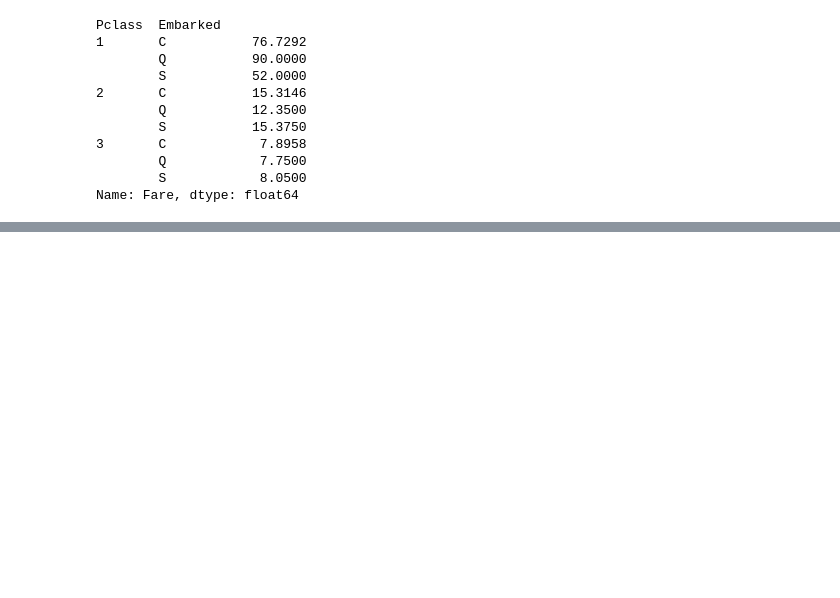
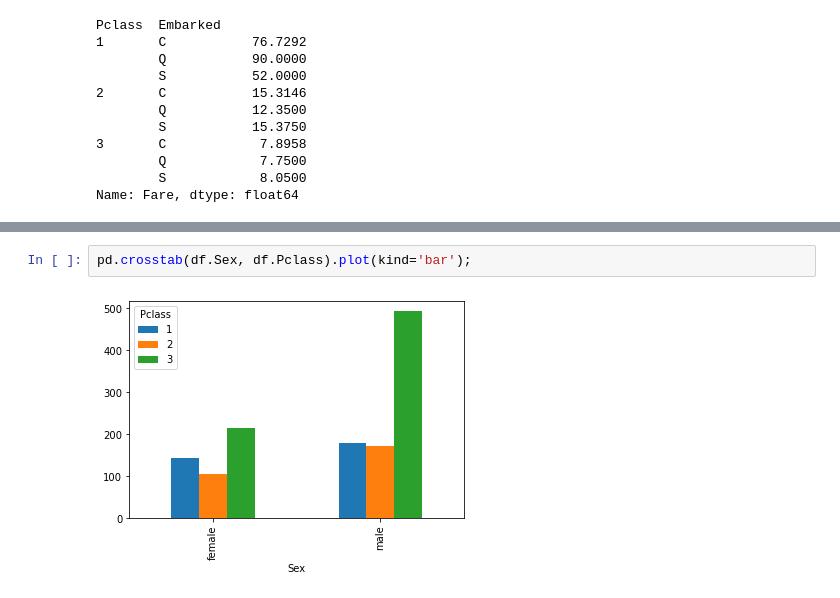
Before and after one commit to biljana-zobenica/titanic, a Jupyter notebook: notebooks/2.0-bz-exploring-processing-data.ipynb, the cells around one changed output, grey strips where cells are left out. Saved outputs shown, nothing was run; the diff lists cells and outputs as text; blank space fills up the shorter version.

Commit message:
Create Crosstabs based on Titanic-data

```diff
--- a/notebooks/2.0-bz-exploring-processing-data.ipynb
+++ b/notebooks/2.0-bz-exploring-processing-data.ipynb
@@ -502,0 +513,4 @@ Name: Fare, dtype: float64
+# %%
+pd.crosstab(df.Sex, df.Pclass).plot(kind='bar');
+# %% [output]
+[figure, added]
```
Also changed, not shown: parts of 2 cells of this notebook.
